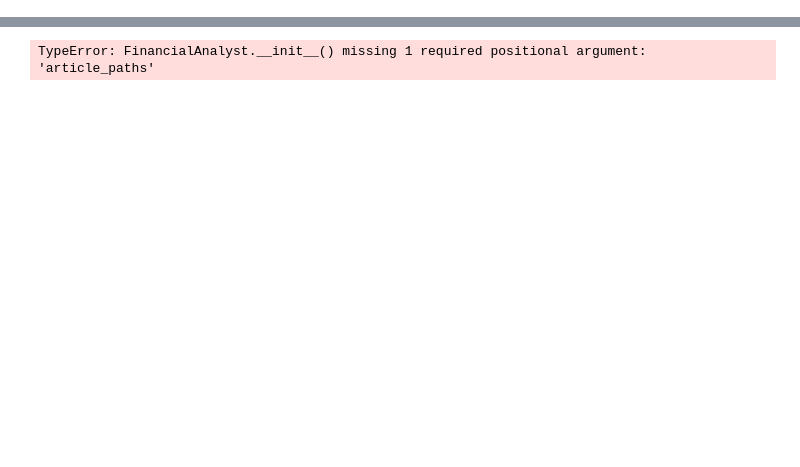
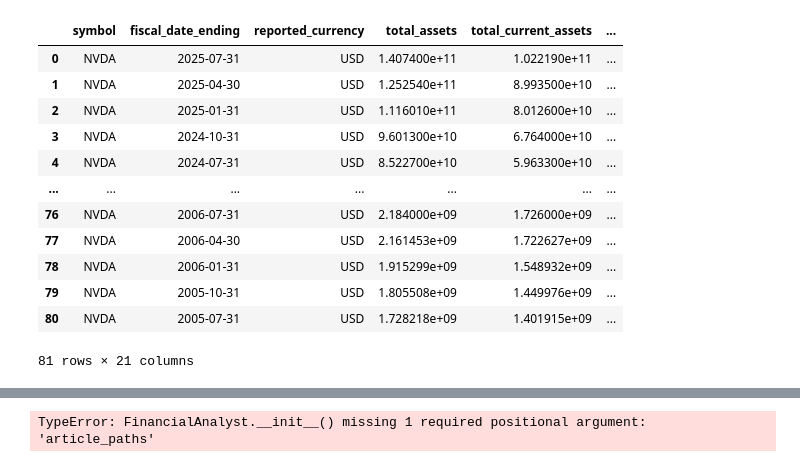
Before and after one commit to kovacsbandee/marketIntelligence, a Jupyter notebook: dev.ipynb, the cells around one changed output, grey strips where cells are left out. Saved outputs shown, nothing was run; the diff lists cells and outputs as text; code cells hidden in the pictures; blank space fills up the shorter version.

```diff
--- a/dev.ipynb
+++ b/dev.ipynb
@@ -4,7 +4,7 @@ from symbol.symbol import Symbol
 
 from infrastructure.databases.company.postgre_manager.company_data_manager import CompanyDataManager
 
-symbol = "MSFT"  # Replace with user input as needed
+symbol = "NVDA"  # Replace with user input as needed
 adapter = CompanyDataManager()
 storage = Symbol(adapter, symbol)
 df = storage.daily_timeseries
@@ -28,0 +65,16 @@ df = storage.daily_timeseries
+# %%
+storage.get_table("balance_sheet_quarterly")
+# %% [output]
+|  | symbol | fiscal_date_ending | reported_currency | total_assets | total_current_assets | ... |
+| 0 | NVDA | 2025-07-31 | USD | 1.407400e+11 | 1.022190e+11 | ... |
+| 1 | NVDA | 2025-04-30 | USD | 1.252540e+11 | 8.993500e+10 | ... |
+| 2 | NVDA | 2025-01-31 | USD | 1.116010e+11 | 8.012600e+10 | ... |
+| 3 | NVDA | 2024-10-31 | USD | 9.601300e+10 | 6.764000e+10 | ... |
+| 4 | NVDA | 2024-07-31 | USD | 8.522700e+10 | 5.963300e+10 | ... |
+| ... | ... | ... | ... | ... | ... | ... |
+| 76 | NVDA | 2006-07-31 | USD | 2.184000e+09 | 1.726000e+09 | ... |
+| 77 | NVDA | 2006-04-30 | USD | 2.161453e+09 | 1.722627e+09 | ... |
+| 78 | NVDA | 2006-01-31 | USD | 1.915299e+09 | 1.548932e+09 | ... |
+| 79 | NVDA | 2005-10-31 | USD | 1.805508e+09 | 1.449976e+09 | ... |
+| 80 | NVDA | 2005-07-31 | USD | 1.728218e+09 | 1.401915e+09 | ... |
+81 rows × 21 columns
```
Also changed, not shown: parts of 6 cells of this notebook, 7 other files.
